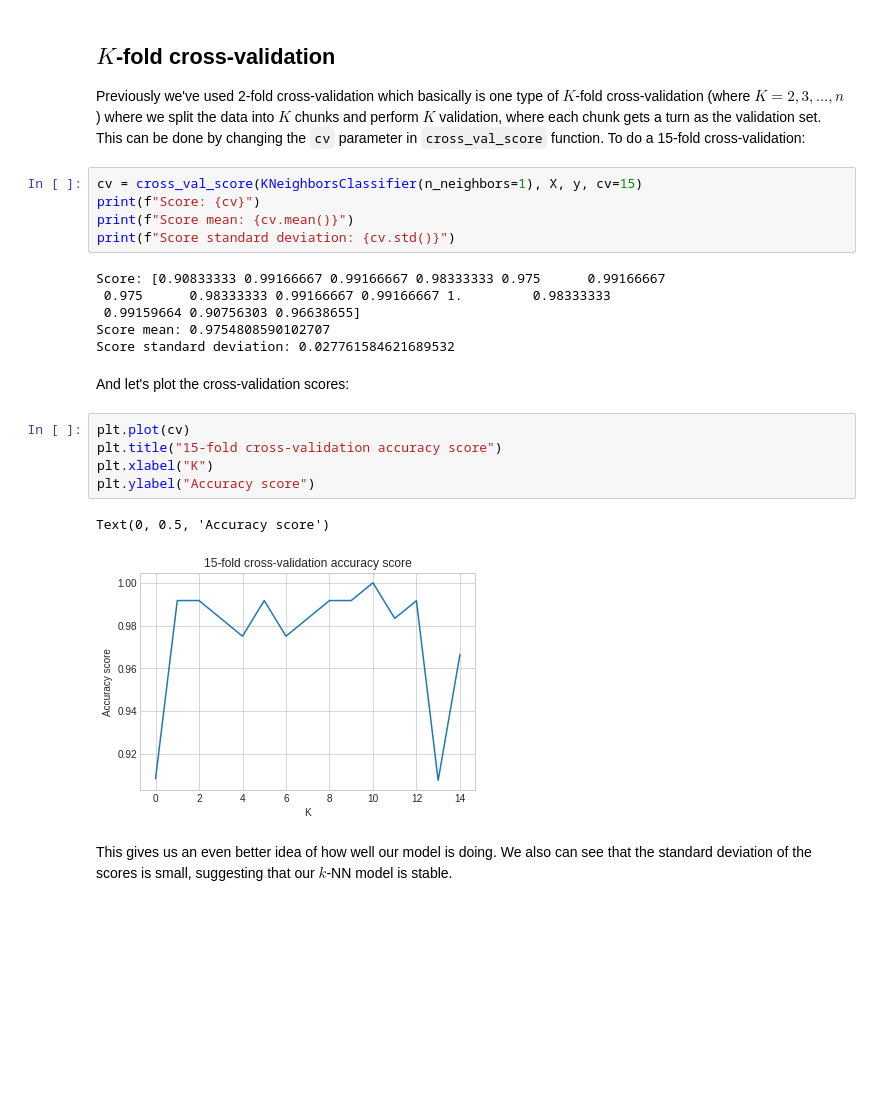
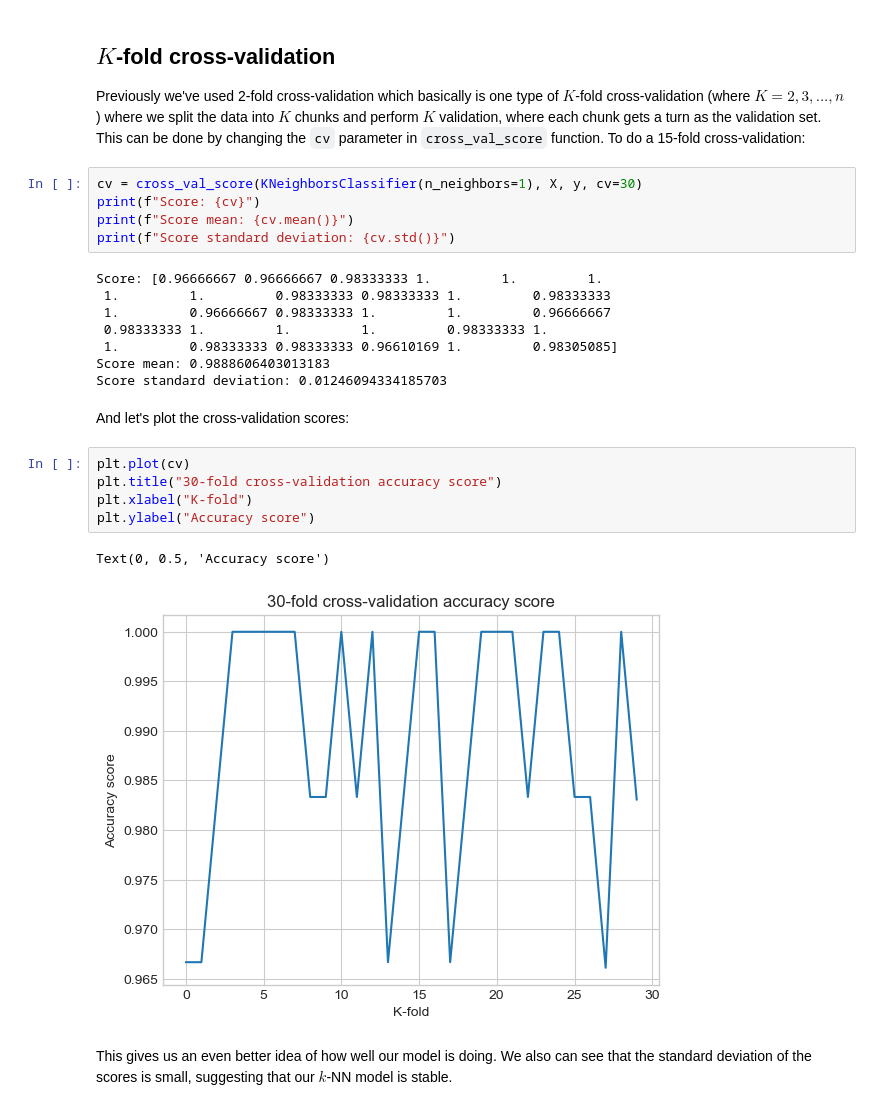
Before and after one commit to faizuddin/ISB46703, a Jupyter notebook: learning/model_selection_evaluation.ipynb, the cells around one changed output. Drawn from its saved outputs; the diff is of its cells as text; blank space fills up the shorter version.

```diff
--- a/learning/model_selection_evaluation.ipynb
+++ b/learning/model_selection_evaluation.ipynb
@@ -203,25 +203,27 @@ cv.mean()
 ## $K$-fold cross-validation
 Previously we've used 2-fold cross-validation which basically is one type of $K$-fold cross-validation (where $K = 2,3,...,n$) where we split the data into $K$ chunks and perform $K$ validation, where each chunk gets a turn as the validation set. This can be done by changing the `cv` parameter in `cross_val_score` function. To do a 15-fold cross-validation:
 # %%
-cv = cross_val_score(KNeighborsClassifier(n_neighbors=1), X, y, cv=15)
+cv = cross_val_score(KNeighborsClassifier(n_neighbors=1), X, y, cv=30)
 print(f"Score: {cv}")
 print(f"Score mean: {cv.mean()}")
 print(f"Score standard deviation: {cv.std()}")
 # %% [output]
-Score: [0.90833333 0.99166667 0.99166667 0.98333333 0.975      0.99166667
- 0.975      0.98333333 0.99166667 0.99166667 1.         0.98333333
- 0.99159664 0.90756303 0.96638655]
-Score mean: 0.9754808590102707
-Score standard deviation: 0.027761584621689532
+Score: [0.96666667 0.96666667 0.98333333 1.         1.         1.
+ 1.         1.         0.98333333 0.98333333 1.         0.98333333
+ 1.         0.96666667 0.98333333 1.         1.         0.96666667
+ 0.98333333 1.         1.         1.         0.98333333 1.
+ 1.         0.98333333 0.98333333 0.96610169 1.         0.98305085]
+Score mean: 0.9888606403013183
+Score standard deviation: 0.01246094334185703
 # %% [markdown]
 And let's plot the cross-validation scores:
 # %%
 plt.plot(cv)
-plt.title("15-fold cross-validation accuracy score")
-plt.xlabel("K")
+plt.title("30-fold cross-validation accuracy score")
+plt.xlabel("K-fold")
 plt.ylabel("Accuracy score")
 # %% [output]
 Text(0, 0.5, 'Accuracy score')
-[figure, old version]
+[figure, new version]
 # %% [markdown]
 This gives us an even better idea of how well our model is doing. We also can see that the standard deviation of the scores is small, suggesting that our $k$-NN model is stable.
```
Also changed, not shown: parts of 47 cells of this notebook.
